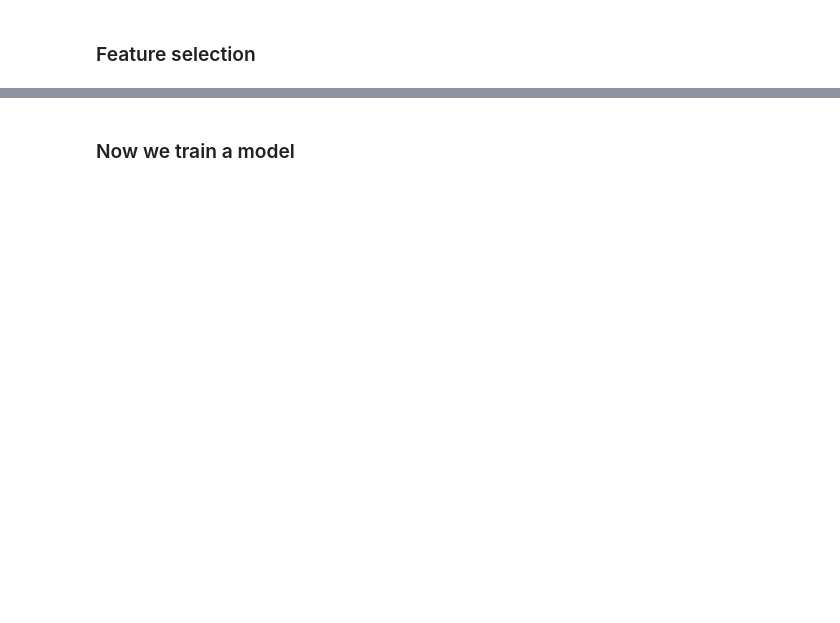
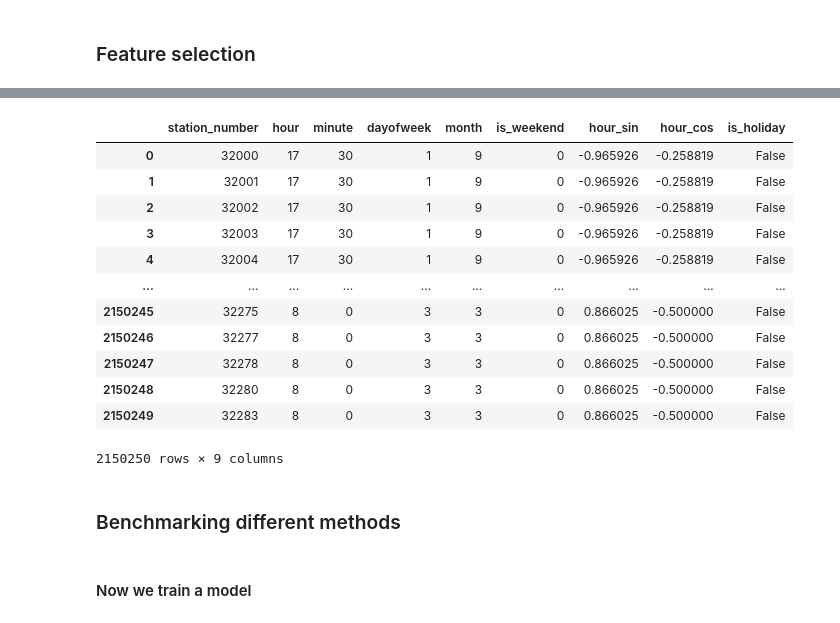
Before and after one commit to ras112git/predictive_modeling_and_mobility_forecasting, a Jupyter notebook: notebooks/03_modeling.ipynb, the cells around one changed output, grey strips where cells are left out. Saved outputs shown, nothing was run; the diff lists cells and outputs as text; code cells hidden in the pictures; blank space fills up the shorter version.

Commit message:
Model benchmark first commit

```diff
--- a/notebooks/03_modeling.ipynb
+++ b/notebooks/03_modeling.ipynb
@@ -65 +39,5 @@ local_test
+# %%
+# Split the features
+x_train, y_train = prepare_features(df_train)
+#print(X_train)
 # %%
@@ -86,0 +66,18 @@ train data shape: (1720200, 9)
+# %%
+x_train
+# %% [output]
+|  | station_number | hour | minute | dayofweek | month | is_weekend | hour_sin | hour_cos | is_holiday |
+| 0 | 32000 | 17 | 30 | 1 | 9 | 0 | -0.965926 | -0.258819 | False |
+| 1 | 32001 | 17 | 30 | 1 | 9 | 0 | -0.965926 | -0.258819 | False |
+| 2 | 32002 | 17 | 30 | 1 | 9 | 0 | -0.965926 | -0.258819 | False |
+| 3 | 32003 | 17 | 30 | 1 | 9 | 0 | -0.965926 | -0.258819 | False |
+| 4 | 32004 | 17 | 30 | 1 | 9 | 0 | -0.965926 | -0.258819 | False |
+| ... | ... | ... | ... | ... | ... | ... | ... | ... | ... |
+| 2150245 | 32275 | 8 | 0 | 3 | 3 | 0 | 0.866025 | -0.500000 | False |
+| 2150246 | 32277 | 8 | 0 | 3 | 3 | 0 | 0.866025 | -0.500000 | False |
+| 2150247 | 32278 | 8 | 0 | 3 | 3 | 0 | 0.866025 | -0.500000 | False |
+| 2150248 | 32280 | 8 | 0 | 3 | 3 | 0 | 0.866025 | -0.500000 | False |
+| 2150249 | 32283 | 8 | 0 | 3 | 3 | 0 | 0.866025 | -0.500000 | False |
+2150250 rows × 9 columns
+# %% [markdown]
+### Benchmarking different methods
@@ -87,5 +95,5 @@ train data shape: (1720200, 9)
 # %% [markdown]
-### Now we train a model
+#### Now we train a model
 # %%
 # check the featureless
 from sklearn.metrics import mean_absolute_error, mean_squared_error
```
Also changed, not shown: parts of 9 cells of this notebook, 5 other files.
